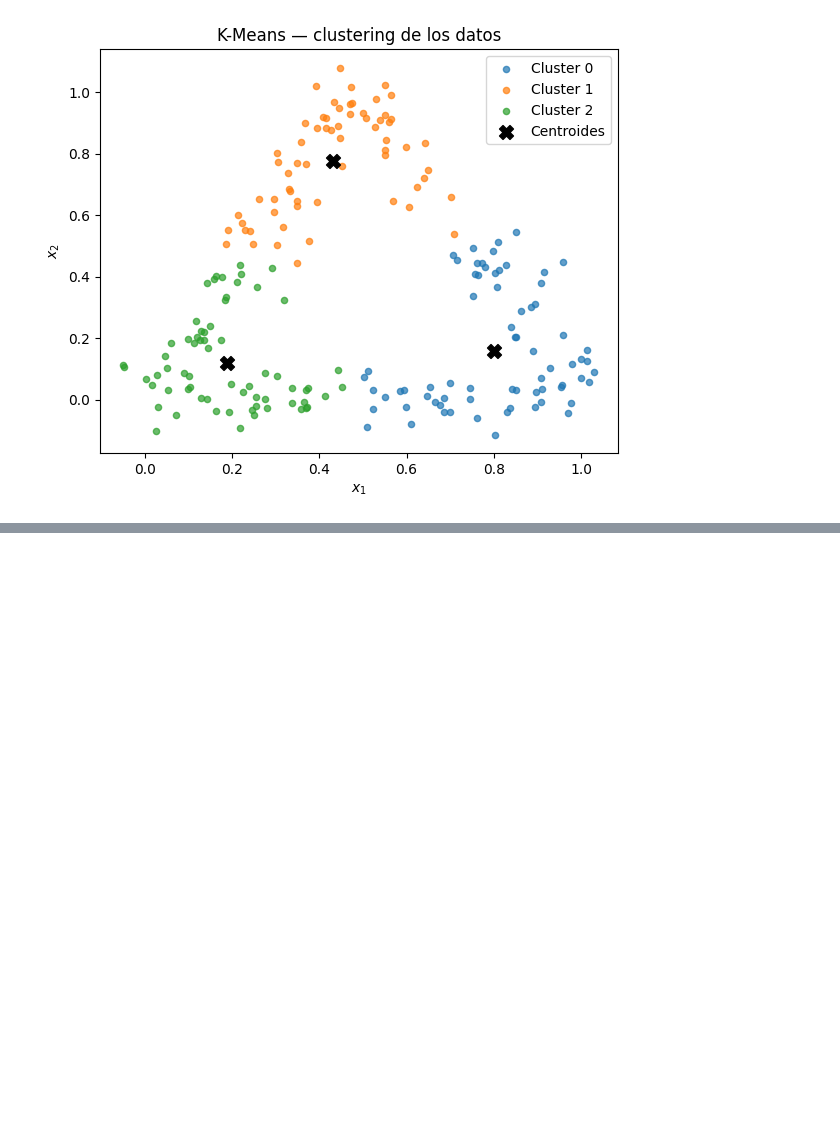
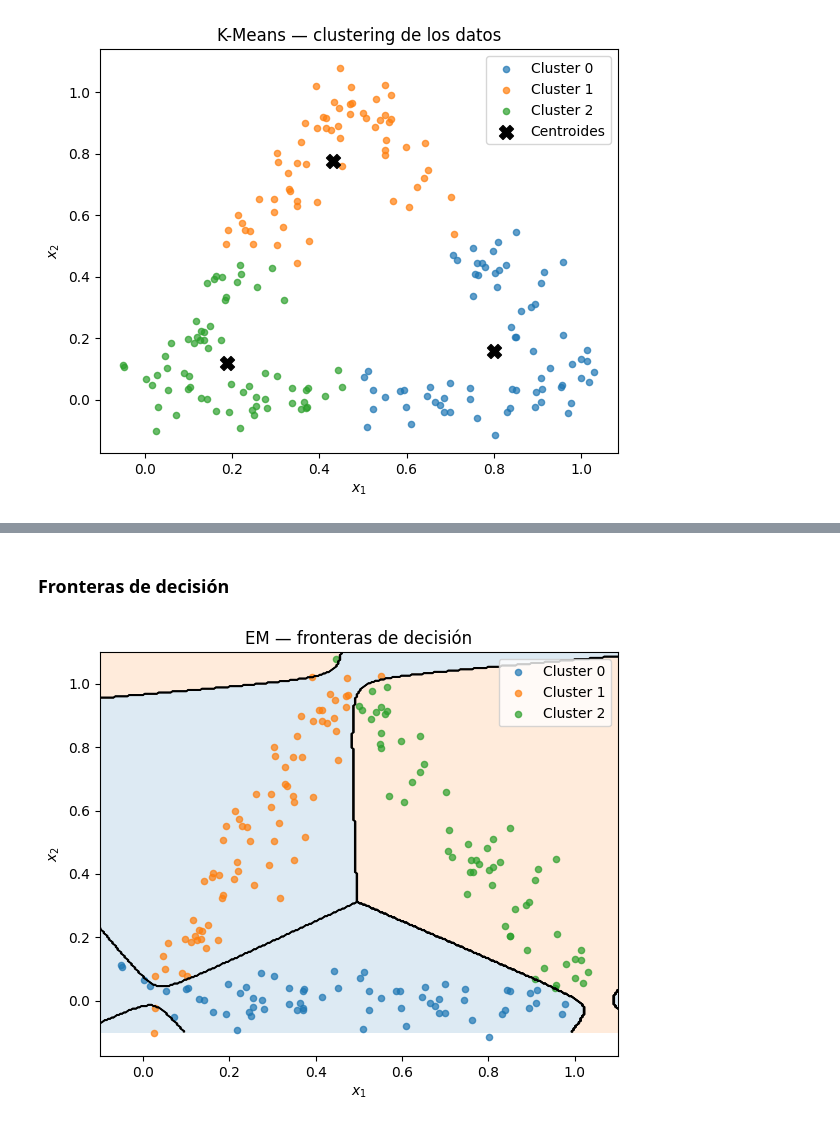
Before and after one commit to Fjmoya-uba/Taller-Procesamiento-Se-ales, a Jupyter notebook: TPs/TPS_07_Francisco_Javier_Moya.ipynb, the cells around one changed output, grey strips where cells are left out. Drawn from its saved outputs; the diff is of its cells as text; code cells hidden in the pictures; blank space fills up the shorter version.

```diff
--- a/TPs/TPS_07_Francisco_Javier_Moya.ipynb
+++ b/TPs/TPS_07_Francisco_Javier_Moya.ipynb
@@ -162,0 +308,21 @@ Para capturar correctamente la geometría alargada de cada lado se necesita un m
+# %% [markdown]
+### Fronteras de decisión
+# %%
+xx, yy = np.meshgrid(np.linspace(-0.1, 1.1, 300), np.linspace(-0.1, 1.1, 300))
+grid = np.column_stack([xx.ravel(), yy.ravel()])
+Z = em.predict(grid).reshape(xx.shape)
+
+fig, ax = plt.subplots(figsize=(6, 5))
+ax.contourf(xx, yy, Z, alpha=0.15, colors=colors)
+ax.contour(xx, yy, Z, colors='k', linewidths=0.8)
+for j in range(em.k):
+    mask = labels_em == j
+    ax.scatter(X[mask, 0], X[mask, 1], s=20, alpha=0.7, color=colors[j], label=f'Cluster {j}')
+ax.set_xlabel('$x_1$')
+ax.set_ylabel('$x_2$')
+ax.set_title('EM — fronteras de decisión')
+ax.legend()
+plt.tight_layout()
+plt.show()
+# %% [output]
+[figure, added]
```
Also changed, not shown: parts of 11 cells of this notebook, 2 other files.
